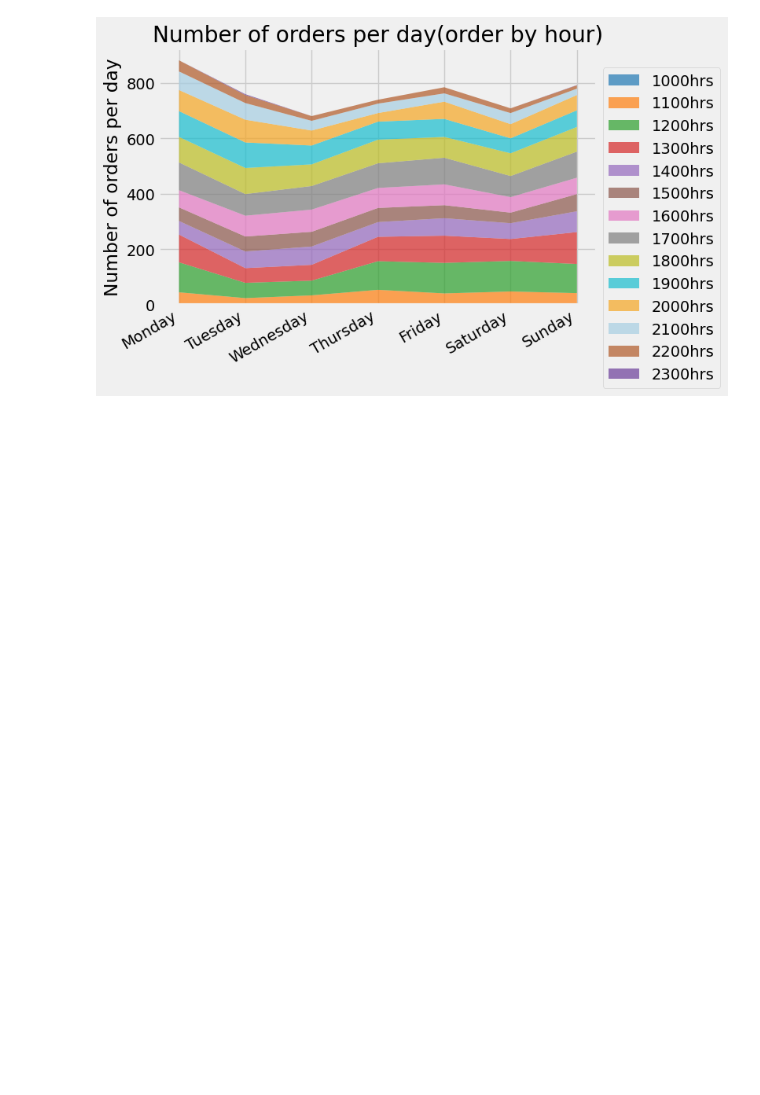
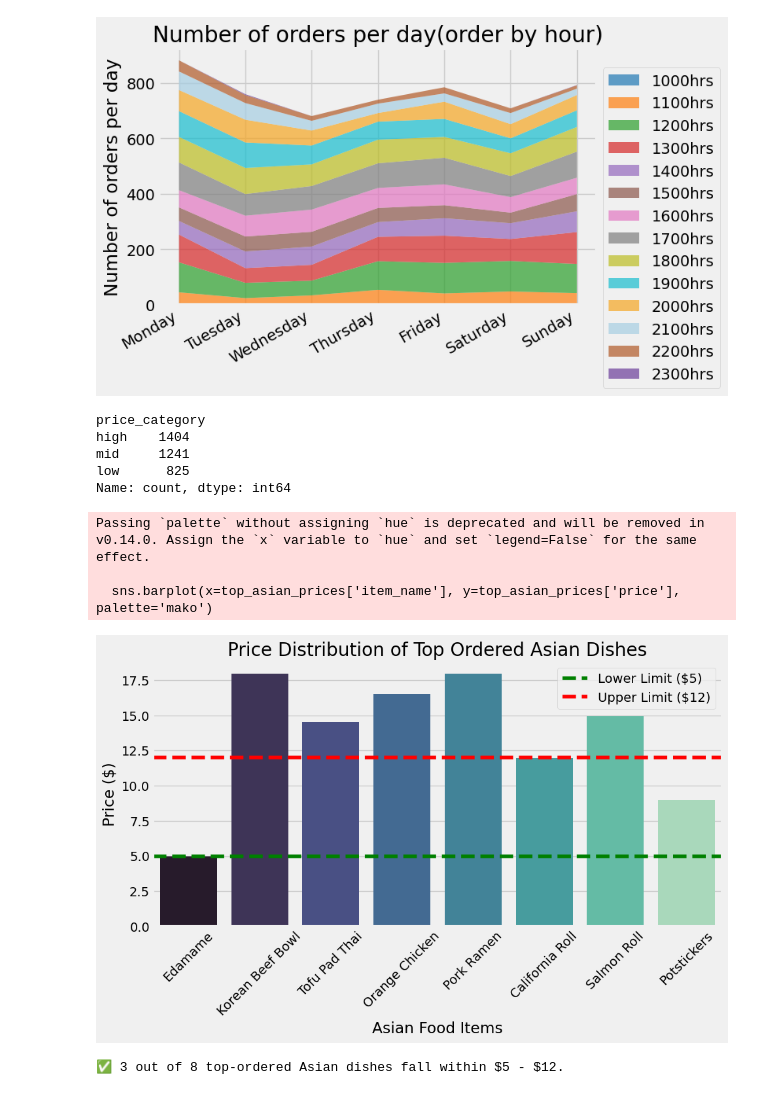
Before and after one commit to otote-tobi/Restaurant-DA, a Jupyter notebook: Restaurant_DA.ipynb, the cells around one changed output. Drawn from its saved outputs; the diff is of its cells as text; code cells hidden in the pictures; blank space fills up the shorter version.

```diff
--- a/Restaurant_DA.ipynb
+++ b/Restaurant_DA.ipynb
@@ -744,7 +745,7 @@ restr_df['order_date'] = pd.to_datetime(restr_df['order_date'])
 # Extract hour from timestamp
 # restr_df['hour'] = restr_df['order_date'].dt.hour
 # restr_df['day_of_week'] = restr_df['order_date'].dt.day_name()
-# restr_df['month'] = restr_df['order_date'].dt.month_name()
+restr_df['month'] = restr_df['order_date'].dt.month_name()
 
 # Define correct order for weekdays & months
 week_order = ["Monday", "Tuesday", "Wednesday", "Thursday", "Friday", "Saturday", "Sunday"]
@@ -883,3 +884,52 @@ plt.ylabel('Number of orders per day')
 plt.savefig(r'C:\Users\USER\Downloads\Restaurant DA\Number of orders per day(order by hour).png', dpi=300)
 # %% [output]
 [figure]
+# %%
+filt=restr_df['category']=='Asian'
+restr_df[filt]['price_category'].value_counts()
+# %% [output]
+price_category
+high    1404
+mid     1241
+low      825
+Name: count, dtype: int64
+# %%
+import pandas as pd
+import matplotlib.pyplot as plt
+import seaborn as sns
+
+# Filter dataset for Asian cuisine
+asian_food = restr_df[restr_df['category'] == 'Asian']
+
+# Count most ordered Asian dishes
+top_asian_prices = asian_food.groupby(['item_name', 'price'])['order_id'].nunique().reset_index()
+top_asian_prices = top_asian_prices.sort_values(by='order_id', ascending=False).head(10)
+
+
+# Check price range
+top_asian_prices['within_range'] = top_asian_prices['price'].between(5, 12)
+
+# Count how many items fall in range
+within_range_count = top_asian_prices['within_range'].sum()
+total_count = len(top_asian_prices)
+
+# Plot price distribution of top Asian dishes
+plt.figure(figsize=(10, 5))
+sns.barplot(x=top_asian_prices['item_name'], y=top_asian_prices['price'], palette='mako')
+plt.axhline(5, color='green', linestyle='dashed', label='Lower Limit ($5)')
+plt.axhline(12, color='red', linestyle='dashed', label='Upper Limit ($12)')
+plt.xticks(rotation=45)
+plt.title('Price Distribution of Top Ordered Asian Dishes')
+plt.ylabel('Price ($)')
+plt.xlabel('Asian Food Items')
+plt.legend()
+plt.show()
+
+# Print results
+print(f"✅ {within_range_count} out of {total_count} top-ordered Asian dishes fall within $5 - $12.")
+# %% [output]
+Passing `palette` without assigning `hue` is deprecated and will be removed in v0.14.0. Assign the `x` variable to `hue` and set `legend=False` for the same effect.
+
+  sns.barplot(x=top_asian_prices['item_name'], y=top_asian_prices['price'], palette='mako')
+[figure, added]
+✅ 3 out of 8 top-ordered Asian dishes fall within $5 - $12.
```
Also changed, not shown: parts of 2 cells of this notebook.
